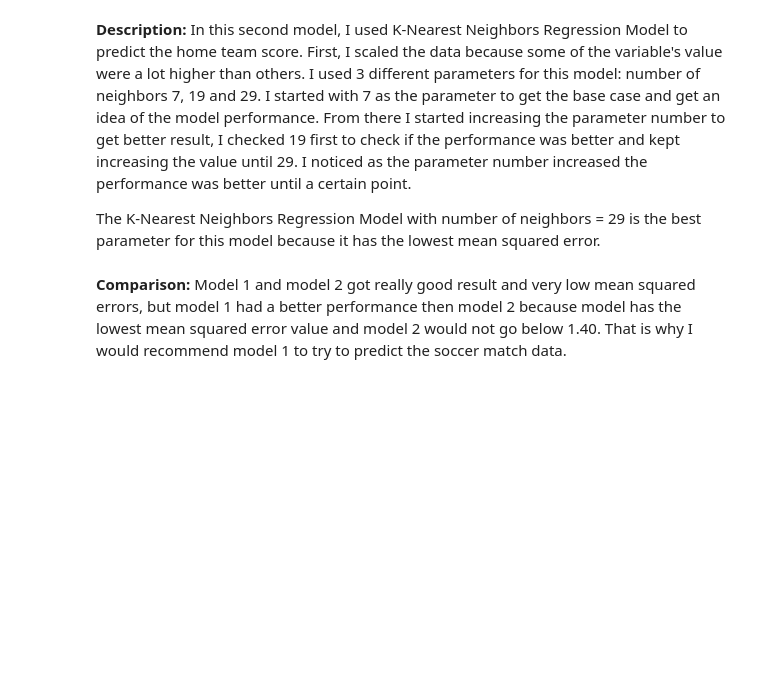
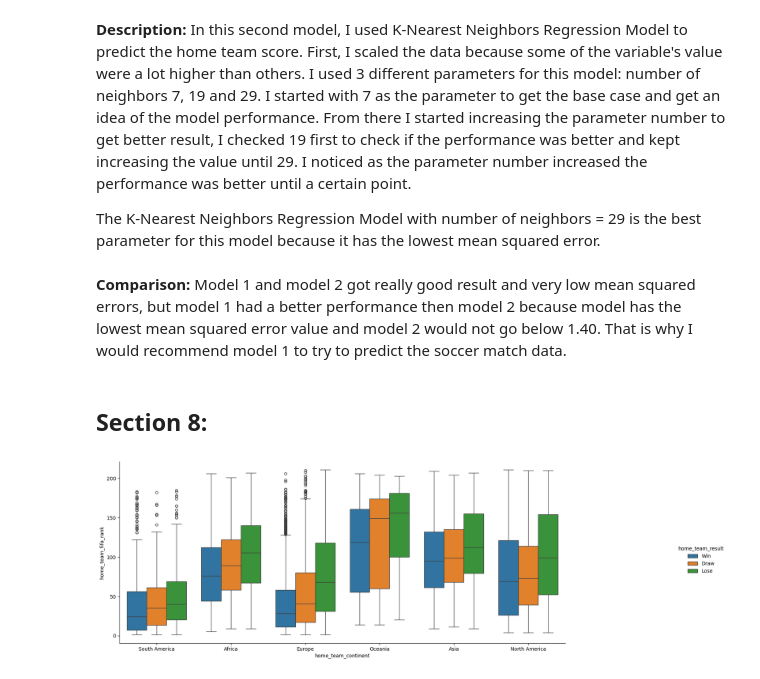
Before and after one commit to Jesusgsc29/International-Soccer-Matches, a Jupyter notebook: DataScienceProject.ipynb, the cells around one changed output. Cells and saved outputs as stored; diff of their text form; code cells hidden in the pictures; blank space fills up the shorter version.

Commit message:
Add Section 8

```diff
--- a/DataScienceProject.ipynb
+++ b/DataScienceProject.ipynb
@@ -265,3 +265,10 @@ mean_squared_error(y_test,y_test_pred2)
 The K-Nearest Neighbors Regression Model with number of neighbors = 29 is the best parameter for this model because it has the lowest mean squared error.
 # %% [markdown]
 <b>Comparison:</b> Model 1 and model 2 got really good result and very low mean squared errors, but model 1 had a better performance then model 2 because model has the lowest mean squared error value and model 2 would not go below 1.40. That is why I would recommend model 1 to try to predict the soccer match data.
+# %% [markdown]
+## Section 8:
+# %%
+g = sns.catplot(x = "home_team_continent", y = "home_team_fifa_rank", hue = "home_team_result",kind = "box", data = soccer_match)
+g.fig.set_size_inches(20,6)
+# %% [output]
+[figure, added]
```
Also changed, not shown: parts of 1 cell of this notebook.
